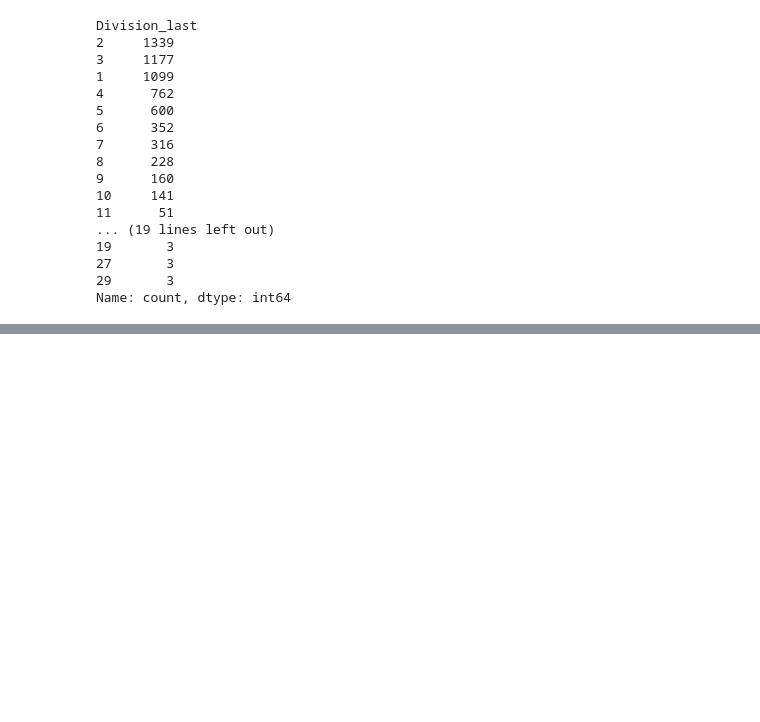
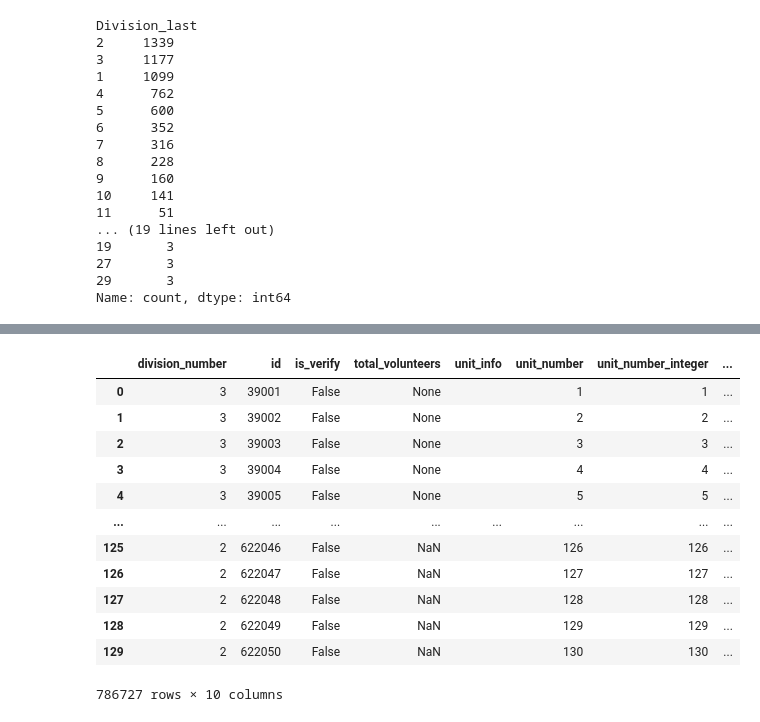
Before and after one commit to korkortorplus/ballot-location, a Jupyter notebook: data/source/vote62/ETL.ipynb, the cells around one changed output, grey strips where cells are left out. Drawn from its saved outputs; the diff is of its cells as text; code cells hidden in the pictures; blank space fills up the shorter version.

```diff
--- a/data/source/vote62/ETL.ipynb
+++ b/data/source/vote62/ETL.ipynb
@@ -151,0 +140,16 @@ ballot_df.sort_values(by=["unit_info"], ascending=False).head(100)
+# %%
+ballot_df
+# %% [output]
+|  | division_number | id | is_verify | total_volunteers | unit_info | unit_number | unit_number_integer | ... |
+| 0 | 3 | 39001 | False | None |  | 1 | 1 | ... |
+| 1 | 3 | 39002 | False | None |  | 2 | 2 | ... |
+| 2 | 3 | 39003 | False | None |  | 3 | 3 | ... |
+| 3 | 3 | 39004 | False | None |  | 4 | 4 | ... |
+| 4 | 3 | 39005 | False | None |  | 5 | 5 | ... |
+| ... | ... | ... | ... | ... | ... | ... | ... | ... |
+| 125 | 2 | 622046 | False | NaN |  | 126 | 126 | ... |
+| 126 | 2 | 622047 | False | NaN |  | 127 | 127 | ... |
+| 127 | 2 | 622048 | False | NaN |  | 128 | 128 | ... |
+| 128 | 2 | 622049 | False | NaN |  | 129 | 129 | ... |
+| 129 | 2 | 622050 | False | NaN |  | 130 | 130 | ... |
+786727 rows × 10 columns
```
Also changed, not shown: parts of 16 cells of this notebook, 6 other files.
